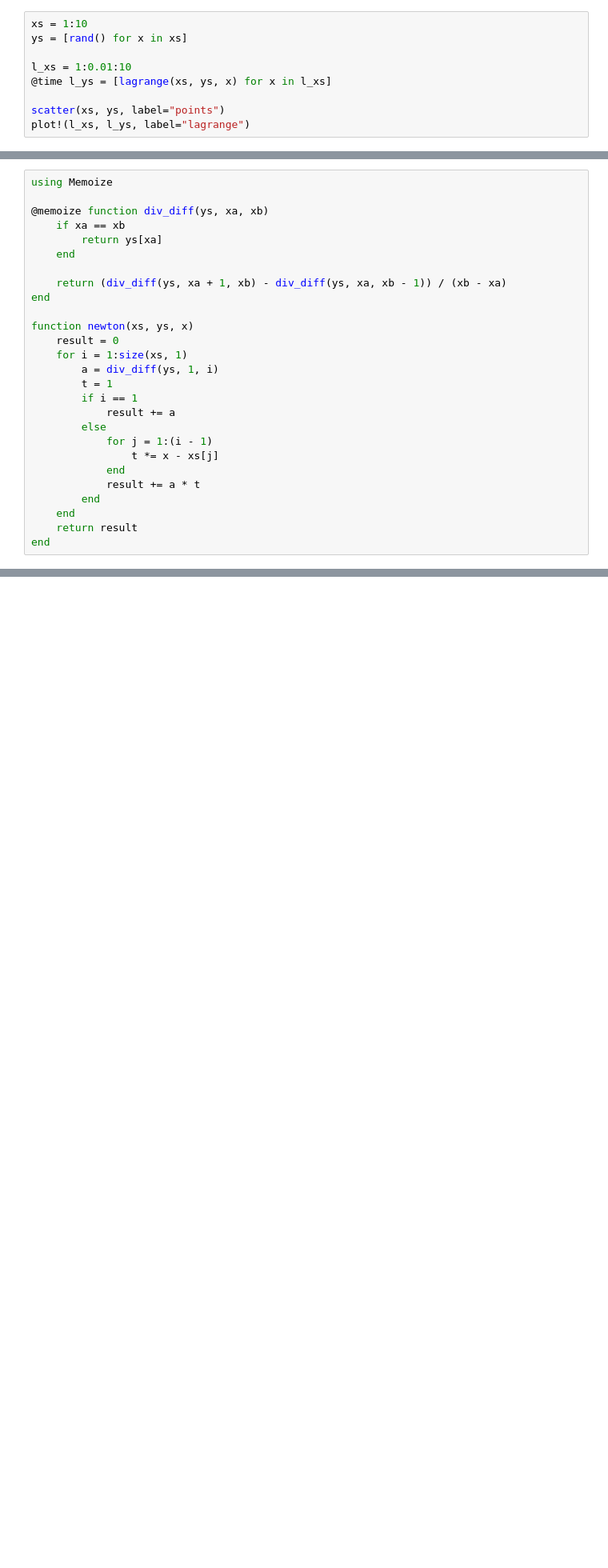
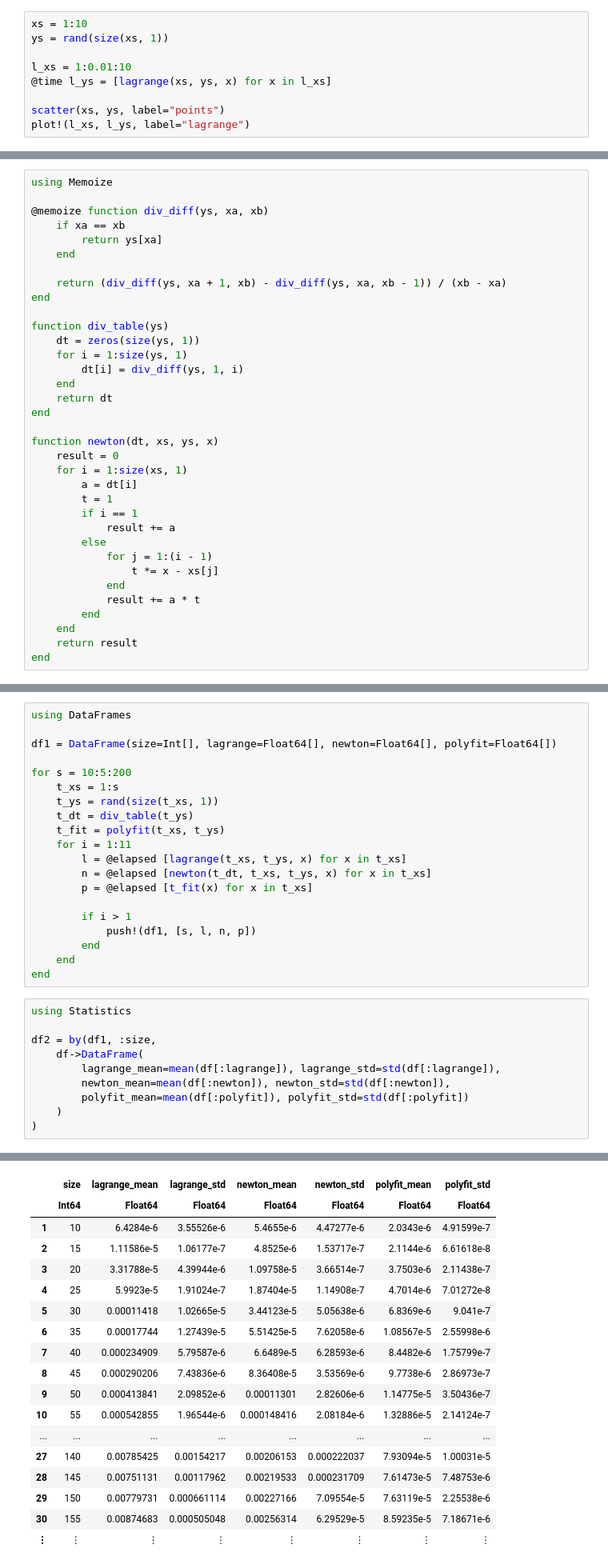
Before and after one commit to piotrek-szczygiel/mownit, a Jupyter notebook: lab6/lab6.ipynb, the cells around one changed output, grey strips where cells are left out. Shown: that part at 80% size. Cells and saved outputs as stored; diff of their text form; blank space fills up the shorter version.

```diff
--- a/lab6/lab6.ipynb
+++ b/lab6/lab6.ipynb
@@ -18,7 +18,7 @@ end
 lagrange (generic function with 1 method)
 # %%
 xs = 1:10
-ys = [rand() for x in xs]
+ys = rand(size(xs, 1))
 
 l_xs = 1:0.01:10
 @time l_ys = [lagrange(xs, ys, x) for x in l_xs]
@@ -38,10 +38,18 @@ using Memoize
     return (div_diff(ys, xa + 1, xb) - div_diff(ys, xa, xb - 1)) / (xb - xa)
 end
 
-function newton(xs, ys, x)
+function div_table(ys)
+    dt = zeros(size(ys, 1))
+    for i = 1:size(ys, 1)
+        dt[i] = div_diff(ys, 1, i)
+    end
+    return dt
+end
+
+function newton(dt, xs, ys, x)
     result = 0
     for i = 1:size(xs, 1)
-        a = div_diff(ys, 1, i)
+        a = dt[i]
         t = 1
         if i == 1
             result += a
@@ -69,0 +90,31 @@ plot!(n_xs, n_ys, label="newton")
+# %%
+using DataFrames
+
+df1 = DataFrame(size=Int[], lagrange=Float64[], newton=Float64[], polyfit=Float64[])
+
+for s = 10:5:200
+    t_xs = 1:s
+    t_ys = rand(size(t_xs, 1))
+    t_dt = div_table(t_ys)
+    t_fit = polyfit(t_xs, t_ys)
+    for i = 1:11
+        l = @elapsed [lagrange(t_xs, t_ys, x) for x in t_xs]
+        n = @elapsed [newton(t_dt, t_xs, t_ys, x) for x in t_xs]
+        p = @elapsed [t_fit(x) for x in t_xs]
+
+        if i > 1
+            push!(df1, [s, l, n, p])
+        end
+    end
+end
+# %%
+using Statistics
+
+df2 = by(df1, :size,
+    df->DataFrame(
+        lagrange_mean=mean(df[:lagrange]), lagrange_std=std(df[:lagrange]),
+        newton_mean=mean(df[:newton]), newton_std=std(df[:newton]),
+        polyfit_mean=mean(df[:polyfit]), polyfit_std=std(df[:polyfit])
+    )
+)
+# %% [output]
@@ -69,0 +122,18 @@ plot!(n_xs, n_ys, label="newton")
+|  | size | lagrange_mean | lagrange_std | newton_mean | newton_std | polyfit_mean | polyfit_std |
+|  | Int64 | Float64 | Float64 | Float64 | Float64 | Float64 | Float64 |
+| 1 | 10 | 6.4284e-6 | 3.55526e-6 | 5.4655e-6 | 4.47277e-6 | 2.0343e-6 | 4.91599e-7 |
+| 2 | 15 | 1.11586e-5 | 1.06177e-7 | 4.8525e-6 | 1.53717e-7 | 2.1144e-6 | 6.61618e-8 |
+| 3 | 20 | 3.31788e-5 | 4.39944e-6 | 1.09758e-5 | 3.66514e-7 | 3.7503e-6 | 2.11438e-7 |
+| 4 | 25 | 5.9923e-5 | 1.91024e-7 | 1.87404e-5 | 1.14908e-7 | 4.7014e-6 | 7.01272e-8 |
+| 5 | 30 | 0.00011418 | 1.02665e-5 | 3.44123e-5 | 5.05638e-6 | 6.8369e-6 | 9.041e-7 |
+| 6 | 35 | 0.00017744 | 1.27439e-5 | 5.51425e-5 | 7.62058e-6 | 1.08567e-5 | 2.55998e-6 |
+| 7 | 40 | 0.000234909 | 5.79587e-6 | 6.6489e-5 | 6.28593e-6 | 8.4482e-6 | 1.75799e-7 |
+| 8 | 45 | 0.000290206 | 7.43836e-6 | 8.36408e-5 | 3.53569e-6 | 9.7738e-6 | 2.86973e-7 |
+| 9 | 50 | 0.000413841 | 2.09852e-6 | 0.00011301 | 2.82606e-6 | 1.14775e-5 | 3.50436e-7 |
+| 10 | 55 | 0.000542855 | 1.96544e-6 | 0.000148416 | 2.08184e-6 | 1.32886e-5 | 2.14124e-7 |
+| ... | ... | ... | ... | ... | ... | ... | ... |
+| 27 | 140 | 0.00785425 | 0.00154217 | 0.00206153 | 0.000222037 | 7.93094e-5 | 1.00031e-5 |
+| 28 | 145 | 0.00751131 | 0.00117962 | 0.00219533 | 0.000231709 | 7.61473e-5 | 7.48753e-6 |
+| 29 | 150 | 0.00779731 | 0.000661114 | 0.00227166 | 7.09554e-5 | 7.63119e-5 | 2.25538e-6 |
+| 30 | 155 | 0.00874683 | 0.000505048 | 0.00256314 | 6.29529e-5 | 8.59235e-5 | 7.18671e-6 |
+| ⋮ | ⋮ | ⋮ | ⋮ | ⋮ | ⋮ | ⋮ | ⋮ |
```
Also changed, not shown: parts of 8 cells of this notebook.
